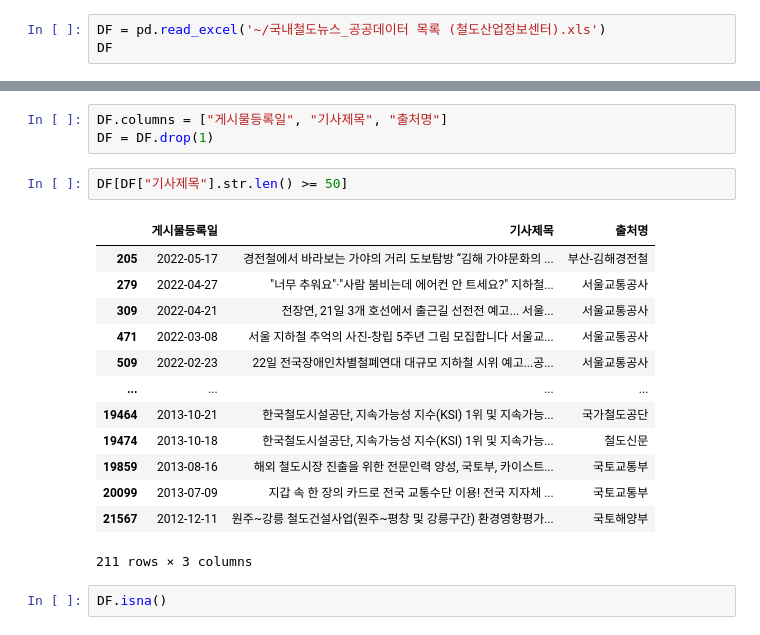
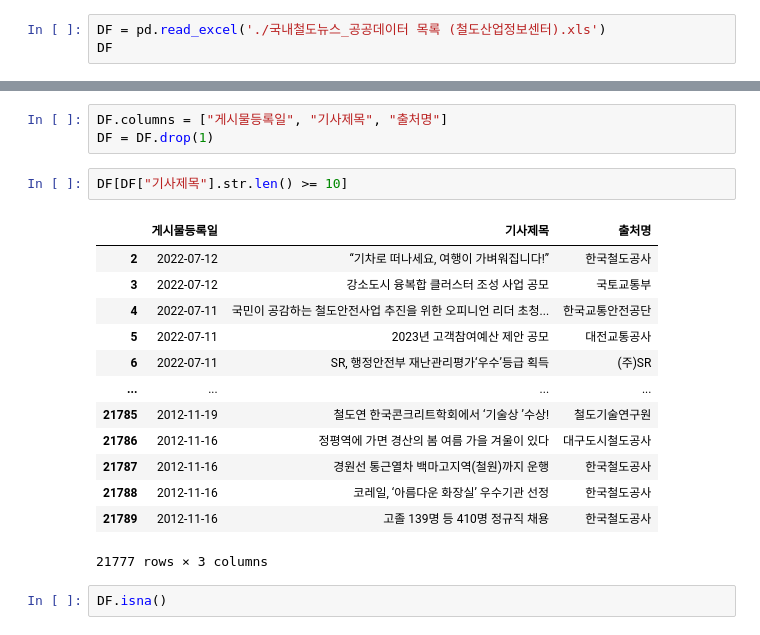
Before and after one commit to sorrychoe/journalism-analytics, a Jupyter notebook: train_news.ipynb, the cells around one changed output, grey strips where cells are left out. Cells and saved outputs as stored; diff of their text form.

```diff
--- a/train_news.ipynb
+++ b/train_news.ipynb
@@ -10,5 +13,5 @@ sns.set(font='Malgun Gothic', rc={'axes.unicode_minus':False,'figure.figsize':(2
 # %%
-DF = pd.read_excel('~/국내철도뉴스_공공데이터 목록 (철도산업정보센터).xls')
+DF = pd.read_excel('./국내철도뉴스_공공데이터 목록 (철도산업정보센터).xls')
 DF
 # %% [output]
 |  | 국내철도뉴스 목록 | Unnamed: 1 | Unnamed: 2 |
@@ -52,21 +55,21 @@ DF
 DF.columns = ["게시물등록일", "기사제목", "출처명"]
 DF = DF.drop(1)
 # %%
-DF[DF["기사제목"].str.len() >= 50]
+DF[DF["기사제목"].str.len() >= 10]
 # %% [output]
 |  | 게시물등록일 | 기사제목 | 출처명 |
-| 205 | 2022-05-17 | 경전철에서 바라보는 가야의 거리 도보탐방 “김해 가야문화의 ... | 부산-김해경전철 |
-| 279 | 2022-04-27 | "너무 추워요"·"사람 붐비는데 에어컨 안 트세요?" 지하철... | 서울교통공사 |
-| 309 | 2022-04-21 | 전장연, 21일 3개 호선에서 출근길 선전전 예고... 서울... | 서울교통공사 |
-| 471 | 2022-03-08 | 서울 지하철 추억의 사진-창립 5주년 그림 모집합니다 서울교... | 서울교통공사 |
-| 509 | 2022-02-23 | 22일 전국장애인차별철폐연대 대규모 지하철 시위 예고...공... | 서울교통공사 |
+| 2 | 2022-07-12 | “기차로 떠나세요, 여행이 가벼워집니다!” | 한국철도공사 |
+| 3 | 2022-07-12 | 강소도시 융복합 클러스터 조성 사업 공모 | 국토교통부 |
+| 4 | 2022-07-11 | 국민이 공감하는 철도안전사업 추진을 위한 오피니언 리더 초청... | 한국교통안전공단 |
+| 5 | 2022-07-11 | 2023년 고객참여예산 제안 공모 | 대전교통공사 |
+| 6 | 2022-07-11 | SR, 행정안전부 재난관리평가‘우수’등급 획득 | (주)SR |
 | ... | ... | ... | ... |
-| 19464 | 2013-10-21 | 한국철도시설공단, 지속가능성 지수(KSI) 1위 및 지속가능... | 국가철도공단 |
-| 19474 | 2013-10-18 | 한국철도시설공단, 지속가능성 지수(KSI) 1위 및 지속가능... | 철도신문 |
-| 19859 | 2013-08-16 | 해외 철도시장 진출을 위한 전문인력 양성, 국토부, 카이스트... | 국토교통부 |
-| 20099 | 2013-07-09 | 지갑 속 한 장의 카드로 전국 교통수단 이용! 전국 지자체 ... | 국토교통부 |
-| 21567 | 2012-12-11 | 원주~강릉 철도건설사업(원주~평창 및 강릉구간) 환경영향평가... | 국토해양부 |
+| 21785 | 2012-11-19 | 철도연 한국콘크리트학회에서 ‘기술상 ’수상! | 철도기술연구원 |
+| 21786 | 2012-11-16 | 정평역에 가면 경산의 봄 여름 가을 겨울이 있다 | 대구도시철도공사 |
+| 21787 | 2012-11-16 | 경원선 통근열차 백마고지역(철원)까지 운행 | 한국철도공사 |
+| 21788 | 2012-11-16 | 코레일, ‘아름다운 화장실’ 우수기관 선정 | 한국철도공사 |
+| 21789 | 2012-11-16 | 고졸 139명 등 410명 정규직 채용 | 한국철도공사 |
-211 rows × 3 columns
+21777 rows × 3 columns
 # %%
 DF.isna()
 # %% [output]
```
Also changed, not shown: parts of 4 cells of this notebook, 2 other files.
